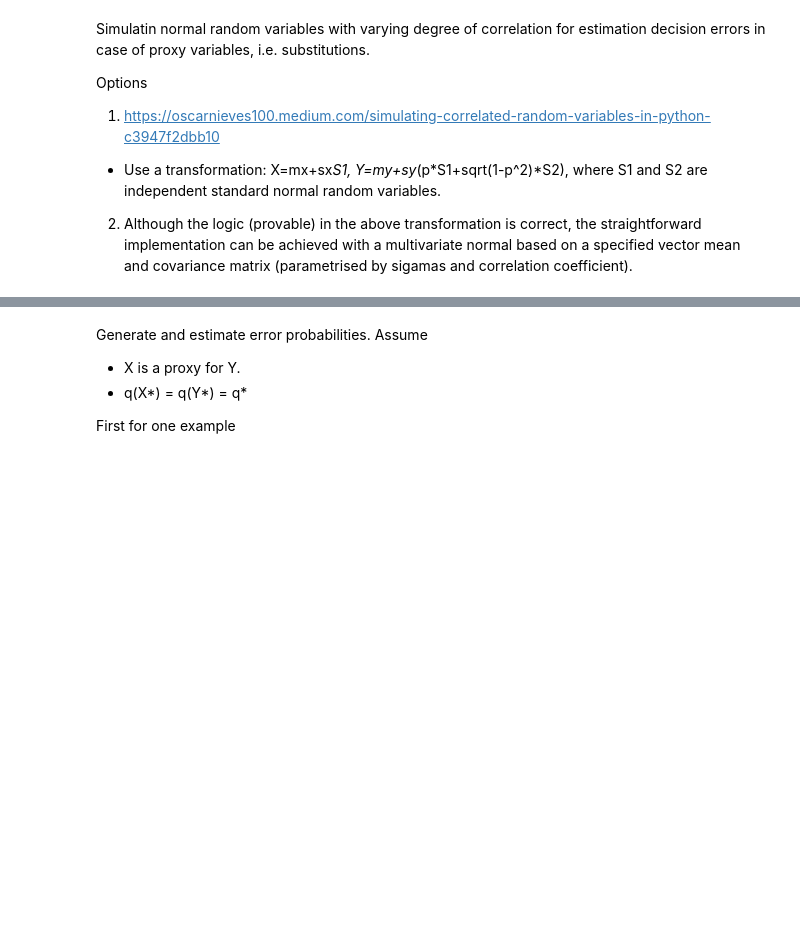
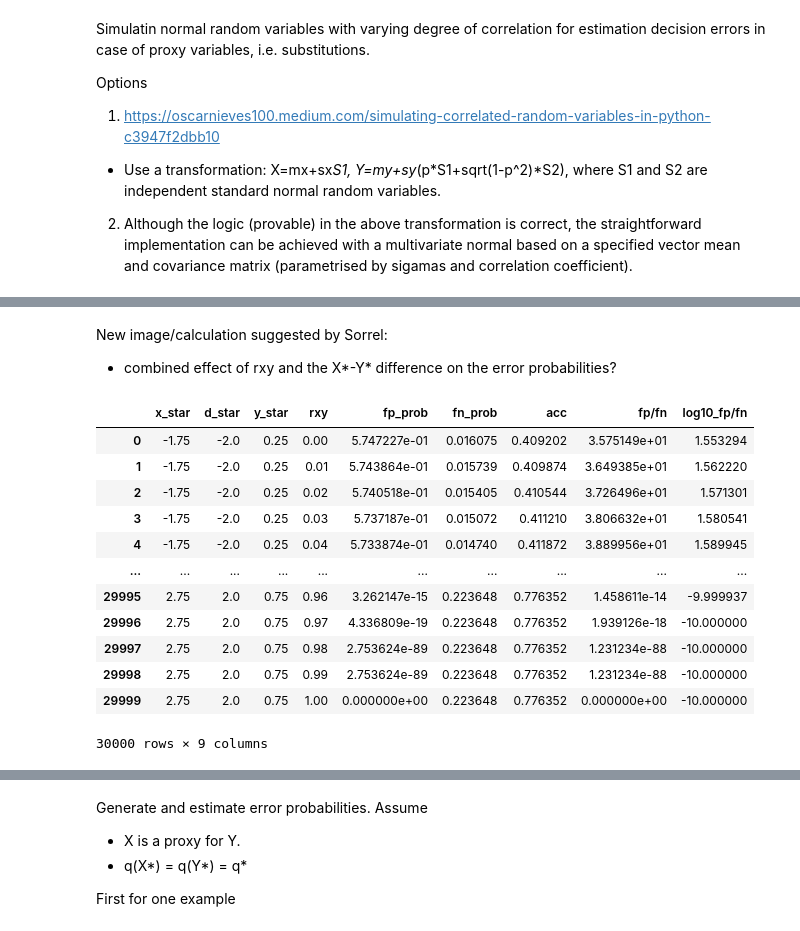
Before and after one commit to ursueugen/Substitution_Decision_Errors, a Jupyter notebook: Substitution_decision_errors.ipynb, the cells around one changed output, grey strips where cells are left out. Saved outputs shown, nothing was run; the diff lists cells and outputs as text; code cells hidden in the pictures; blank space fills up the shorter version.

```diff
--- a/Substitution_decision_errors.ipynb
+++ b/Substitution_decision_errors.ipynb
@@ -20,0 +156,51 @@ def generate_correlated_normal(mu_X, sigma_X, mu_Y, sigma_Y, rxy, size=1000):
+# %% [markdown]
+New image/calculation suggested by Sorrel:
+- combined effect of rxy and the X*-Y* difference on the error probabilities?
+# %%
+# Plot X*-Y*, rxy and color-code accuracy, FP/FN (mark fp/fn=1)
+# Assume Y* = 0.25, 0.5, 0.75 and d* = X*-Y* we plot.
+
+N = 100
+sigma_X = 1
+sigma_Y = 1
+
+y_star = 0.25
+dstar = np.linspace(-2, 2, N)
+rxy = np.linspace(0, 1, N)
+
+records = []
+for y_star_i in [0.25, 0.5, 0.75]:
+    for dstar_i in dstar:
+        for rxy_i in rxy:
+            x_star_i = y_star_i + dstar_i
+            fp_prob, fn_prob = prob_fp_fn(x_star_i, y_star_i, sigma_X, sigma_Y, rxy_i)
+            acc = 1 - (fp_prob + fn_prob)
+            records.append({
+                'x_star': x_star_i,
+                'd_star': dstar_i,
+                'y_star': y_star_i,
+                'rxy': rxy_i,
+                'fp_prob': fp_prob,
+                'fn_prob': fn_prob,
+                'acc': acc
+            })
+df = pd.DataFrame(records)
+df["rxy"] = df["rxy"].round(3)
+df["d_star"] = df["d_star"].round(3)
+df["fp/fn"] = df["fp_prob"] / (df["fn_prob"] + 1e-10)
+df["log10_fp/fn"] = np.log10(df["fp/fn"] + 1e-10)
+df
+# %% [output]
+|  | x_star | d_star | y_star | rxy | fp_prob | fn_prob | acc | fp/fn | log10_fp/fn |
+| 0 | -1.75 | -2.0 | 0.25 | 0.00 | 5.747227e-01 | 0.016075 | 0.409202 | 3.575149e+01 | 1.553294 |
+| 1 | -1.75 | -2.0 | 0.25 | 0.01 | 5.743864e-01 | 0.015739 | 0.409874 | 3.649385e+01 | 1.562220 |
+| 2 | -1.75 | -2.0 | 0.25 | 0.02 | 5.740518e-01 | 0.015405 | 0.410544 | 3.726496e+01 | 1.571301 |
+| 3 | -1.75 | -2.0 | 0.25 | 0.03 | 5.737187e-01 | 0.015072 | 0.411210 | 3.806632e+01 | 1.580541 |
+| 4 | -1.75 | -2.0 | 0.25 | 0.04 | 5.733874e-01 | 0.014740 | 0.411872 | 3.889956e+01 | 1.589945 |
+| ... | ... | ... | ... | ... | ... | ... | ... | ... | ... |
+| 29995 | 2.75 | 2.0 | 0.75 | 0.96 | 3.262147e-15 | 0.223648 | 0.776352 | 1.458611e-14 | -9.999937 |
+| 29996 | 2.75 | 2.0 | 0.75 | 0.97 | 4.336809e-19 | 0.223648 | 0.776352 | 1.939126e-18 | -10.000000 |
+| 29997 | 2.75 | 2.0 | 0.75 | 0.98 | 2.753624e-89 | 0.223648 | 0.776352 | 1.231234e-88 | -10.000000 |
+| 29998 | 2.75 | 2.0 | 0.75 | 0.99 | 2.753624e-89 | 0.223648 | 0.776352 | 1.231234e-88 | -10.000000 |
+| 29999 | 2.75 | 2.0 | 0.75 | 1.00 | 0.000000e+00 | 0.223648 | 0.776352 | 0.000000e+00 | -10.000000 |
+30000 rows × 9 columns
```
Also changed, not shown: parts of 12 cells of this notebook.
